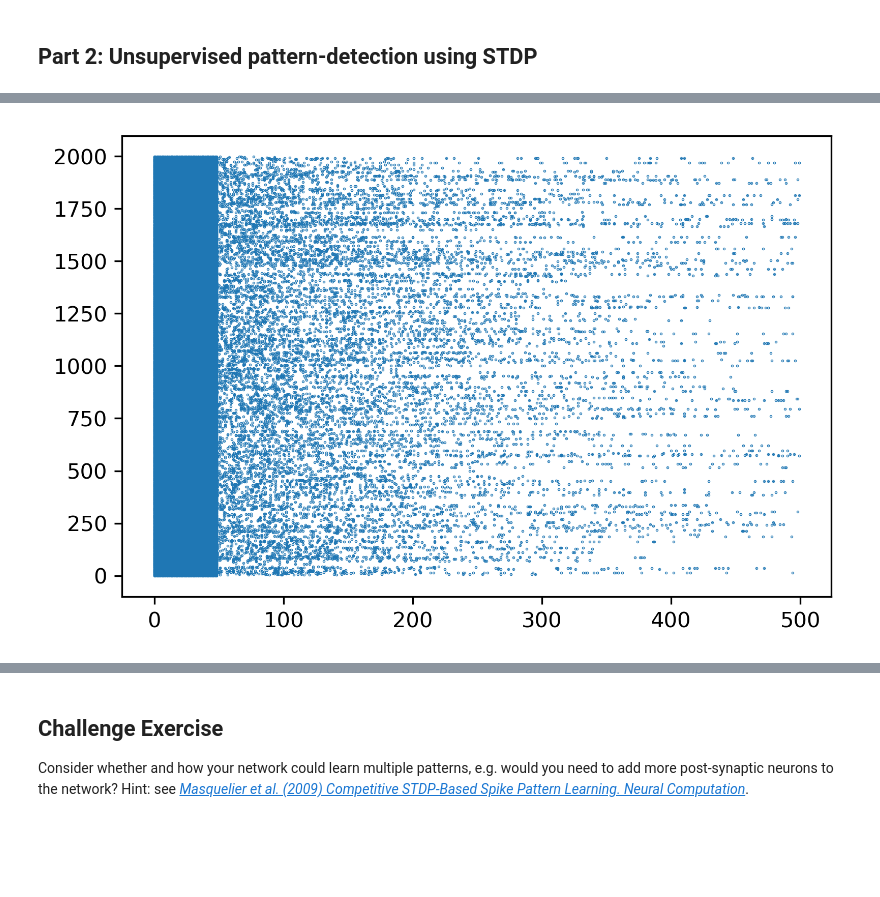
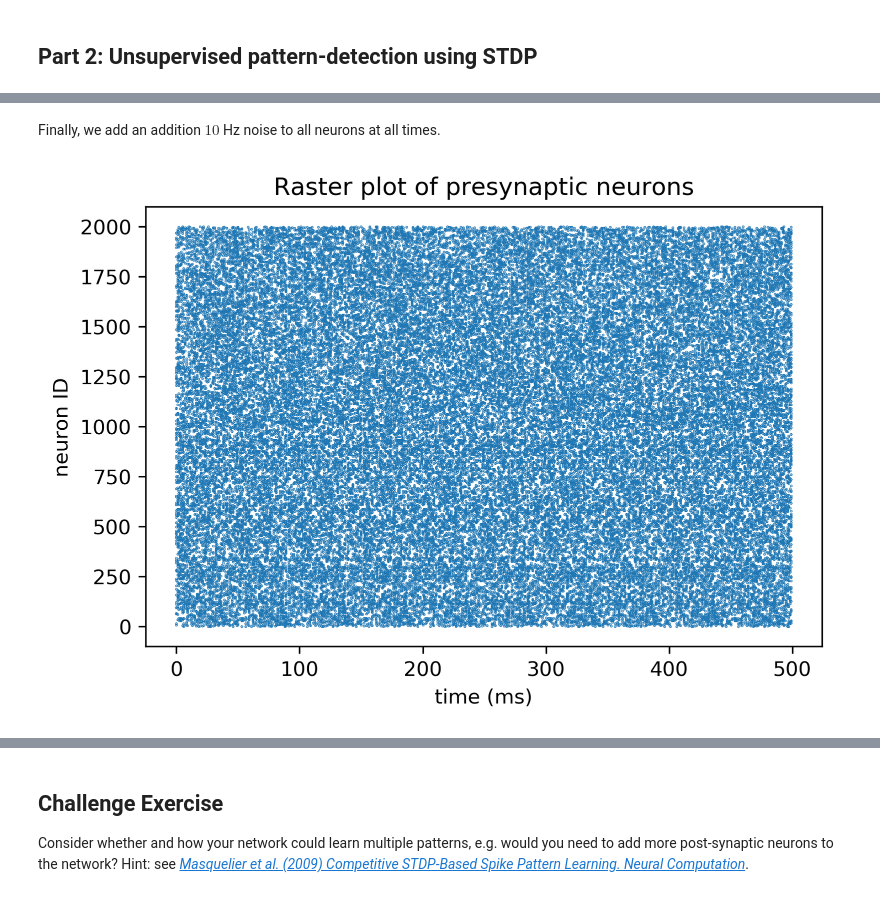
Before and after one commit to oist-ncbc/skill-pill-plus, a Jupyter notebook: Tutorial-4_Plasticity-and-Learning/Plasticity-and-learning.ipynb, the cells around one changed output, grey strips where cells are left out. Saved outputs shown, nothing was run; the diff lists cells and outputs as text; code cells hidden in the pictures; blank space fills up the shorter version.

Commit message:
finished spike train generation

```diff
--- a/Tutorial-4_Plasticity-and-Learning/Plasticity-and-learning.ipynb
+++ b/Tutorial-4_Plasticity-and-Learning/Plasticity-and-learning.ipynb
@@ -171,3 +149,25 @@ IndexError: list assignment index out of range
+# %%
+def repeat_segment(pattern, selected_segment, num_segments, spikes=pre_spikes, seg_length=50, num_pres=num_pres,
+                   proportion_of_neurons=0.5, frequency_of_patterns=0.25):
+    num_repeats = round(frequency_of_patterns*num_segments)
+    idx_repeats = random.sample(range(num_segments), num_repeats)
+    for i in range(0, num_segments):
+        spikes[0:int(num_pres*proportion_of_neurons),i*seg_length:i*seg_length+seg_length] = pattern[0:int(num_pres*proportion_of_neurons)]
+    return spikes
+# %%
+pre_spikes = repeat_segment(pattern, selected_segment, num_segments, spikes=pre_spikes,
+                            seg_length=50, proportion_of_neurons=0.5, frequency_of_patterns=0.25)
+# %% [markdown]
+Finally, we add an addition $10$ Hz noise to all neurons at all times.
+# %%
+def extra_poisson_noise(num_pres=num_pres, duration=simulation_length+1, frequency=10):
+    spikes = np.zeros([num_pres, simulation_length])
+    for neuron in range(1, num_pres):
+        spikes[neuron-1] = np.random.poisson(frequency/1000, duration-1)
+    return spikes
+# %%
+pre_spikes += extra_poisson_noise()
+pre_spikes = np.clip(pre_spikes, 0, 1)
 # %%
 neuron_ids = []
 spike_times = []
@@ -178,8 +178,11 @@ for neuron in range(0, 2000):
             spike_times.append(spike_time)
 # %%
 plt.scatter(spike_times,neuron_ids,s=0.1)
+plt.title("Raster plot of presynaptic neurons")
+plt.xlabel("time (ms)")
+plt.ylabel("neuron ID")
 plt.show()
 # %% [output]
-[figure, old version]
+[figure, new version]
 # %%
 firing_rates = []
```
Also changed, not shown: parts of 23 cells of this notebook.
